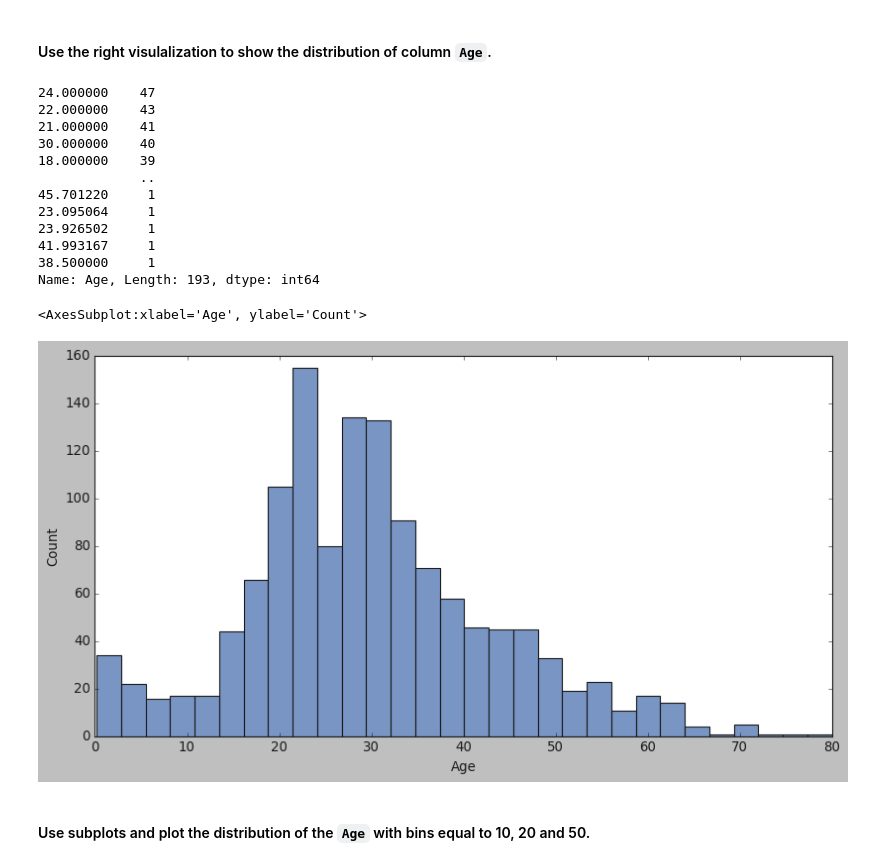
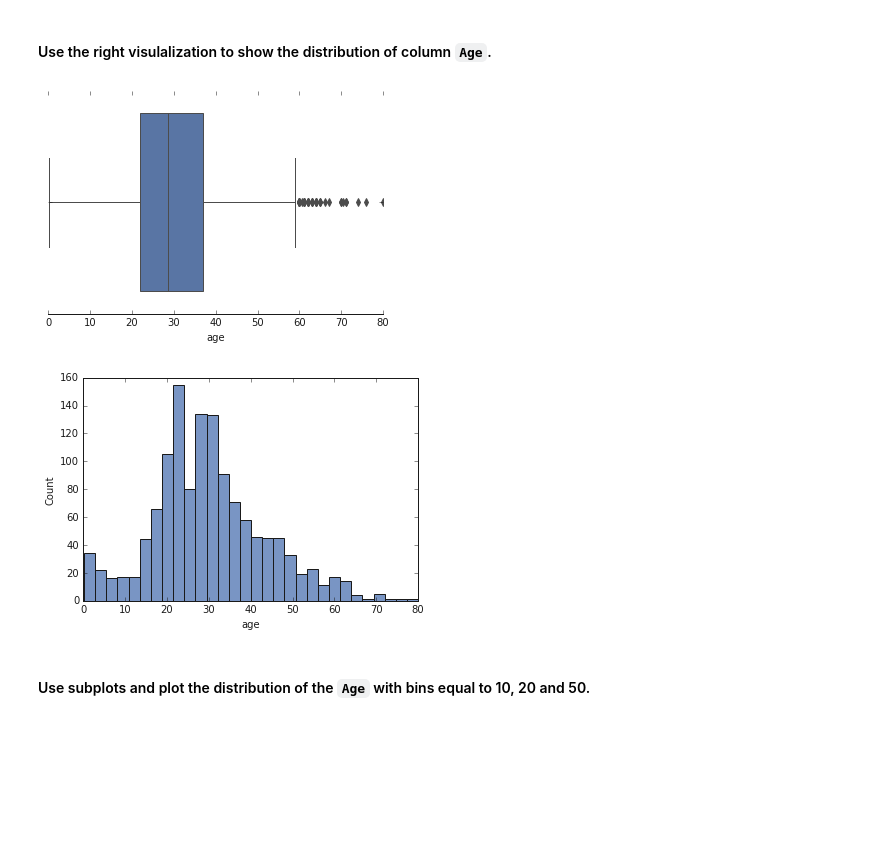
Before and after one commit to Ironhack-Data-Madrid-Enero-2022/lab-matplotlib-seaborn, a Jupyter notebook: your-code/main.ipynb, the cells around one changed output. Drawn from its saved outputs; the diff is of its cells as text; code cells hidden in the pictures; blank space fills up the shorter version.

```diff
--- a/your-code/main.ipynb
+++ b/your-code/main.ipynb
@@ -161,0 +262,6 @@ plt.show()
+# %%
+plt.scatter(x=lightly_active,y=steps)
+mpl.rcParams['xtick.direction'] = 'in'
+mpl.rcParams['ytick.direction'] = 'in'
+mpl.rcParams['xtick.top'] = True
+mpl.rcParams['ytick.right'] = True
@@ -161,0 +270,6 @@ plt.show()
+# %%
+plt.scatter(x=sedentary,y=steps)
+mpl.rcParams['xtick.direction'] = 'in'
+mpl.rcParams['ytick.direction'] = 'in'
+mpl.rcParams['xtick.top'] = True
+mpl.rcParams['ytick.right'] = True
@@ -225,0 +346,4 @@ titanic.select_dtypes(include="object").head()
+# %%
+new_clos = [colus.lower() for colus in titanic.columns]
+# %%
+titanic.columns = new_clos
@@ -234,27 +365,17 @@ mpl.rcParams['figure.figsize'] = [12.0, 6.0]
 # %% [markdown]
 #### Use the right visulalization to show the distribution of column `Age`.
-# %%
-# your code here
-data = titanic["Age"].value_counts()
-data
-# %% [output]
-24.000000    47
-22.000000    43
-21.000000    41
-30.000000    40
-18.000000    39
-             ..
-45.701220     1
-23.095064     1
-23.926502     1
-41.993167     1
-38.500000     1
-Name: Age, Length: 193, dtype: int64
+# %%
+# your code here
+sns.boxplot(x="age", data=titanic)
+ax.xaxis.grid(True)
+ax.set(ylabel="")
+sns.despine(trim=True, left=True);
+# %% [output]
+[figure, added]
 # %%
-sns.histplot(data=titanic, x= "Age")
+sns.histplot(data=titanic, x= "age");
 # %% [output]
-<AxesSubplot:xlabel='Age', ylabel='Count'>
-[figure, old version]
+[figure, new version]
 # %% [markdown]
 #### Use subplots and plot the distribution of the `Age`  with bins equal to 10, 20 and 50.
 # %%
```
Also changed, not shown: parts of 68 cells of this notebook.
